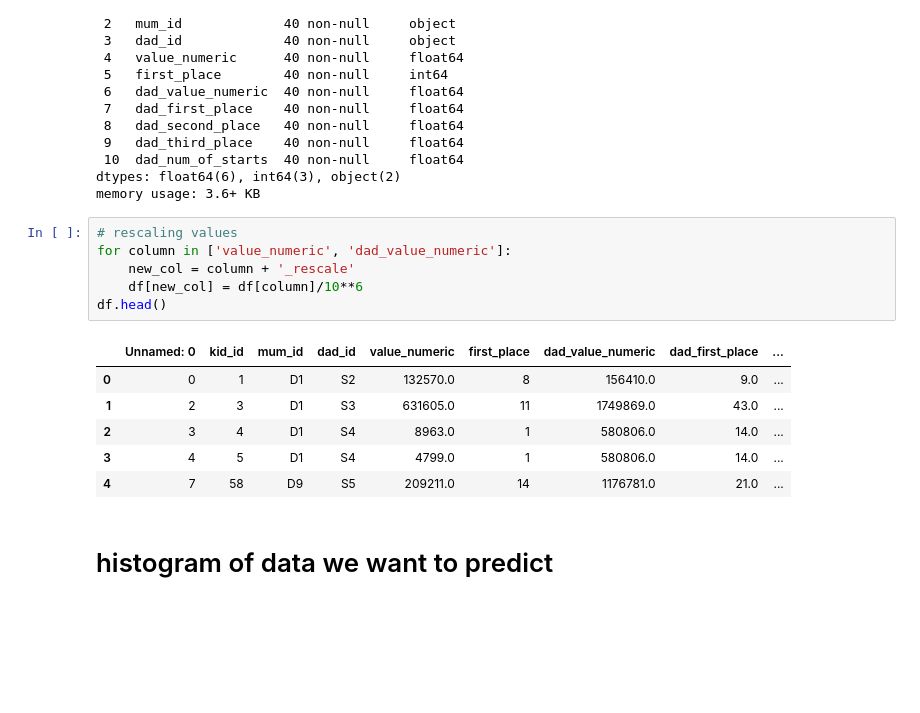
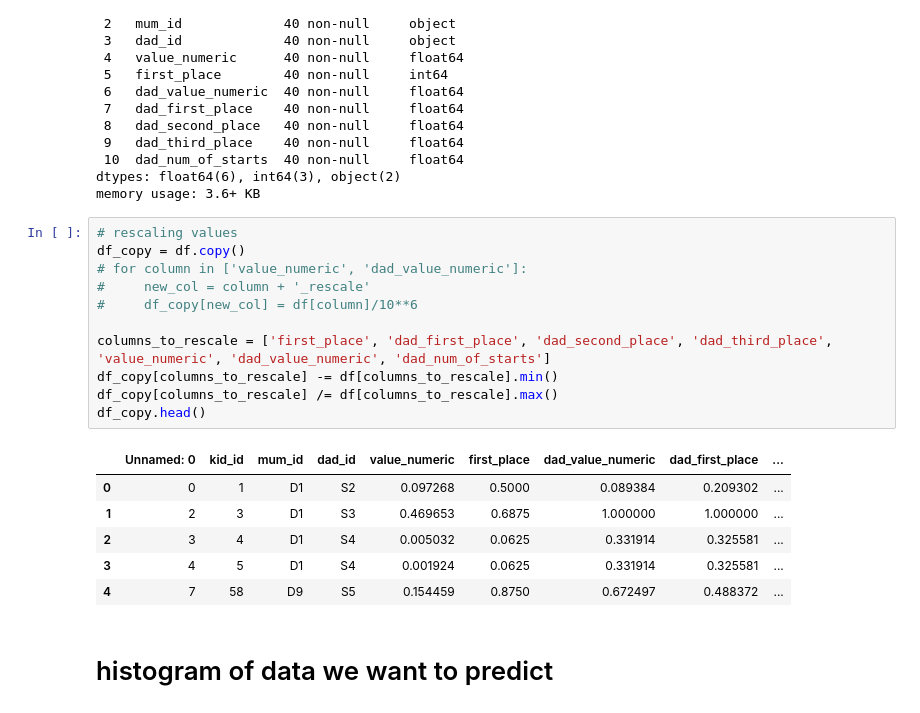
Before and after one commit to Motyleczek/racehorse_bayes, a Jupyter notebook: data_analysis.ipynb, the cells around one changed output. Saved outputs shown, nothing was run; the diff lists cells and outputs as text; blank space fills up the shorter version.

```diff
--- a/data_analysis.ipynb
+++ b/data_analysis.ipynb
@@ -46,17 +62,22 @@ dtypes: float64(6), int64(3), object(2)
 memory usage: 3.6+ KB
 # %%
 # rescaling values
-for column in ['value_numeric', 'dad_value_numeric']:
-    new_col = column + '_rescale'
-    df[new_col] = df[column]/10**6
-df.head()
+df_copy = df.copy()
+# for column in ['value_numeric', 'dad_value_numeric']:
+#     new_col = column + '_rescale'
+#     df_copy[new_col] = df[column]/10**6
+
+columns_to_rescale = ['first_place', 'dad_first_place', 'dad_second_place', 'dad_third_place', 'value_numeric', 'dad_value_numeric', 'dad_num_of_starts']
+df_copy[columns_to_rescale] -= df[columns_to_rescale].min()
+df_copy[columns_to_rescale] /= df[columns_to_rescale].max()
+df_copy.head()
 # %% [output]
 |  | Unnamed: 0 | kid_id | mum_id | dad_id | value_numeric | first_place | dad_value_numeric | dad_first_place | ... |
-| 0 | 0 | 1 | D1 | S2 | 132570.0 | 8 | 156410.0 | 9.0 | ... |
-| 1 | 2 | 3 | D1 | S3 | 631605.0 | 11 | 1749869.0 | 43.0 | ... |
-| 2 | 3 | 4 | D1 | S4 | 8963.0 | 1 | 580806.0 | 14.0 | ... |
-| 3 | 4 | 5 | D1 | S4 | 4799.0 | 1 | 580806.0 | 14.0 | ... |
-| 4 | 7 | 58 | D9 | S5 | 209211.0 | 14 | 1176781.0 | 21.0 | ... |
+| 0 | 0 | 1 | D1 | S2 | 0.097268 | 0.5000 | 0.089384 | 0.209302 | ... |
+| 1 | 2 | 3 | D1 | S3 | 0.469653 | 0.6875 | 1.000000 | 1.000000 | ... |
+| 2 | 3 | 4 | D1 | S4 | 0.005032 | 0.0625 | 0.331914 | 0.325581 | ... |
+| 3 | 4 | 5 | D1 | S4 | 0.001924 | 0.0625 | 0.331914 | 0.325581 | ... |
+| 4 | 7 | 58 | D9 | S5 | 0.154459 | 0.8750 | 0.672497 | 0.488372 | ... |
 # %% [markdown]
 # histogram of data we want to predict
 # %%
```
Also changed, not shown: parts of 2 cells of this notebook.
